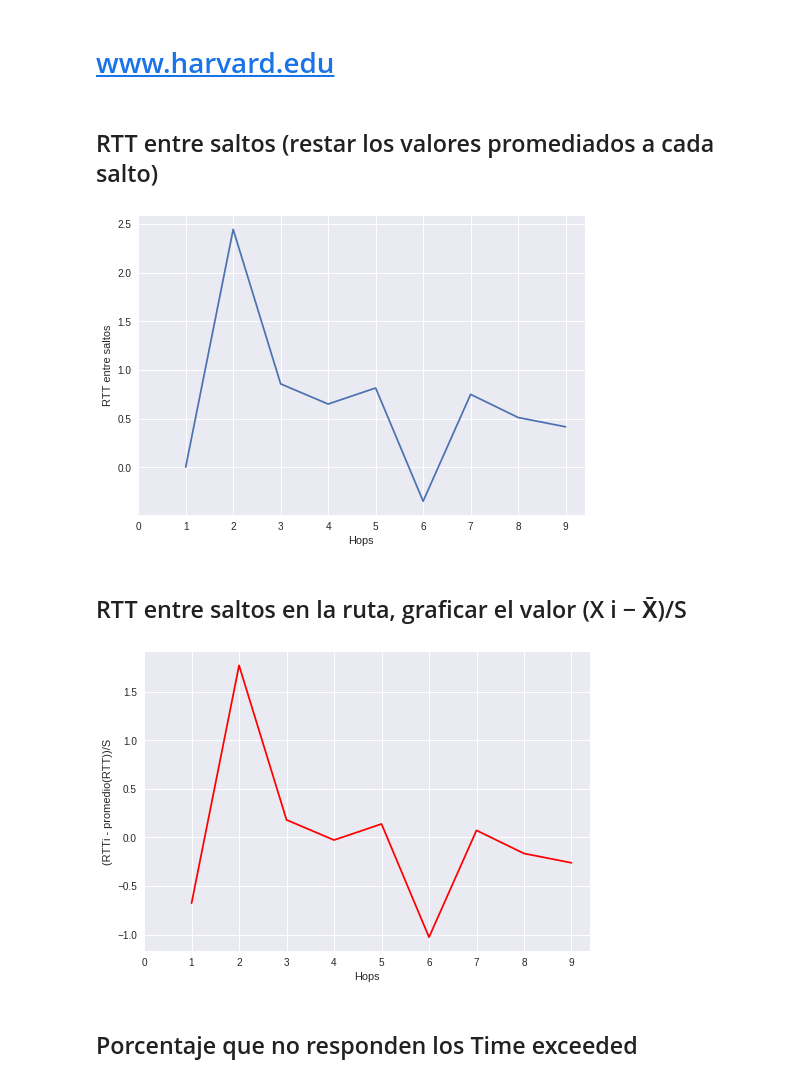
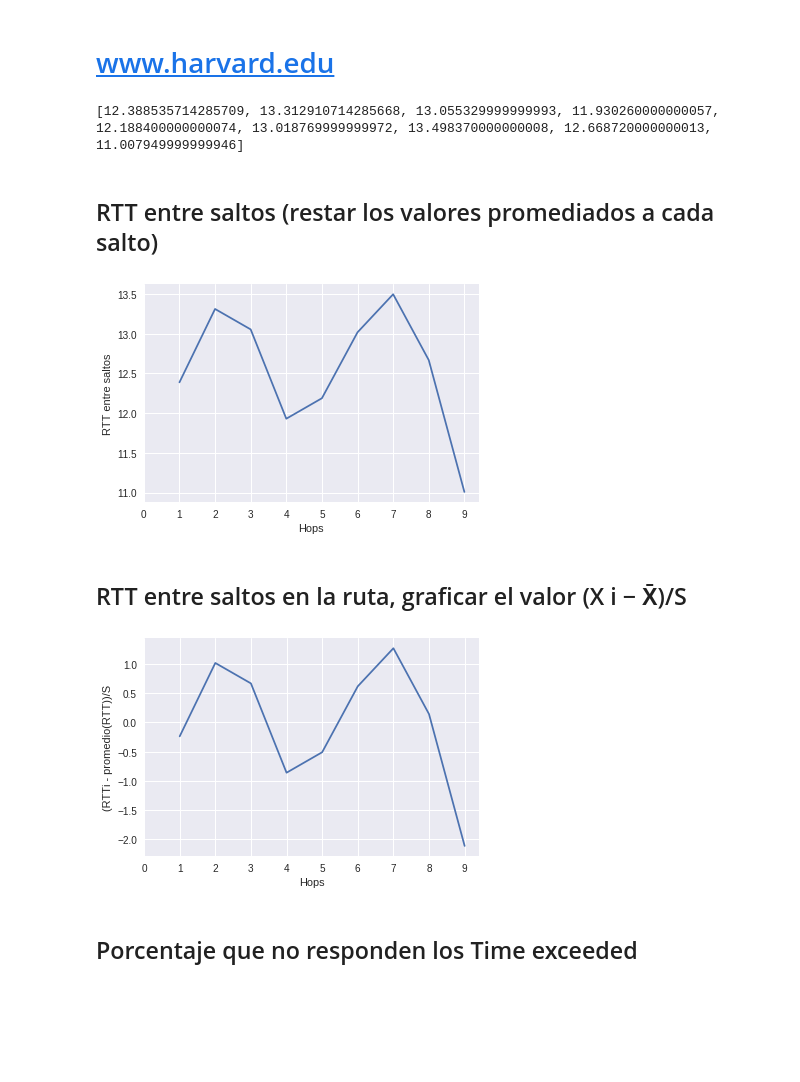
Before and after one commit to a-lavia/redes, a Jupyter notebook: tp2/Graficos Harvard.ipynb, the cells around one changed output. Drawn from its saved outputs; the diff is of its cells as text; code cells hidden in the pictures; blank space fills up the shorter version.

```diff
--- a/tp2/Graficos Harvard.ipynb
+++ b/tp2/Graficos Harvard.ipynb
@@ -7,6 +8,6 @@ import pandas as pd
 # %%
 def promedio(lst):
-    return (sum(lst)/len(lst))
+    return sum(lst)/len(lst)
 
 def desvioEstandar(lst):
     prom = promedio(lst)
@@ -30,32 +17,39 @@ lstSaltos = [s[:len(s)-1] for s in lstSaltos]
+# %%
+dfAllHops = pd.read_csv("experimentos/www.harvard.edu-allHops.csv", sep=",")
+
+with open('experimentos/www.harvard.edu-json.json') as json_data:
+    lstDic = json.load(json_data)
+
+lstRtt = [dic['rtt'] for dic in lstDic]
+# %% [output]
+[12.388535714285709, 13.312910714285668, 13.055329999999993, 11.930260000000057, 12.188400000000074, 13.018769999999972, 13.498370000000008, 12.668720000000013, 11.007949999999946]
 # %% [markdown]
 ## RTT entre saltos (restar los valores promediados a cada salto)
 # %%
-lstProm = [promedio(lstRtt[:i+1]) for i in range(len(lstRtt))]
-lstRttEntreSaltos = [lstRtt[i]-lstProm[i] for i in range(len(lstRtt))]
 lstX = range(1,len(lstRtt)+1)
 
-plt.plot(lstX, lstRttEntreSaltos)
+plt.plot(lstX, lstRtt)
 plt.ylabel('RTT entre saltos')
 plt.xlabel('Hops')
-plt.xticks(range(len(lstRttEntreSaltos)+1), range(len(lstRttEntreSaltos)+1))
+plt.xticks(range(len(lstRtt)+1), range(len(lstRtt)+1))
 plt.show()
 # %% [output]
-[figure, old version]
+[figure, new version]
 # %% [markdown]
 ## RTT entre saltos en la ruta, graficar el valor (X i − X̄)/S
 # %%
-prom = promedio(lstRttEntreSaltos)
-s = desvioEstandar(lstRttEntreSaltos)
-lstVal = [(x-prom) for x in lstRttEntreSaltos]
-lstX = range(1,len(lstRttEntreSaltos)+1)
+prom = promedio(lstRtt)
+s = desvioEstandar(lstRtt)
+lstVal = [(x-prom)/s for x in lstRtt]
+lstX = range(1,len(lstRtt)+1)
 
-plt.plot(lstX, lstVal, 'red')
+plt.plot(lstX, lstVal)
 plt.ylabel('(RTTi - promedio(RTT))/S')
 plt.xlabel('Hops')
 plt.xticks(range(len(lstX)+1), range(len(lstX)+1))
 plt.show()
 # %% [output]
-[figure, old version]
+[figure, new version]
 # %% [markdown]
 ## Porcentaje que no responden los Time exceeded
 # %%
```
Also changed, not shown: parts of 3 cells of this notebook, 2 other files.
